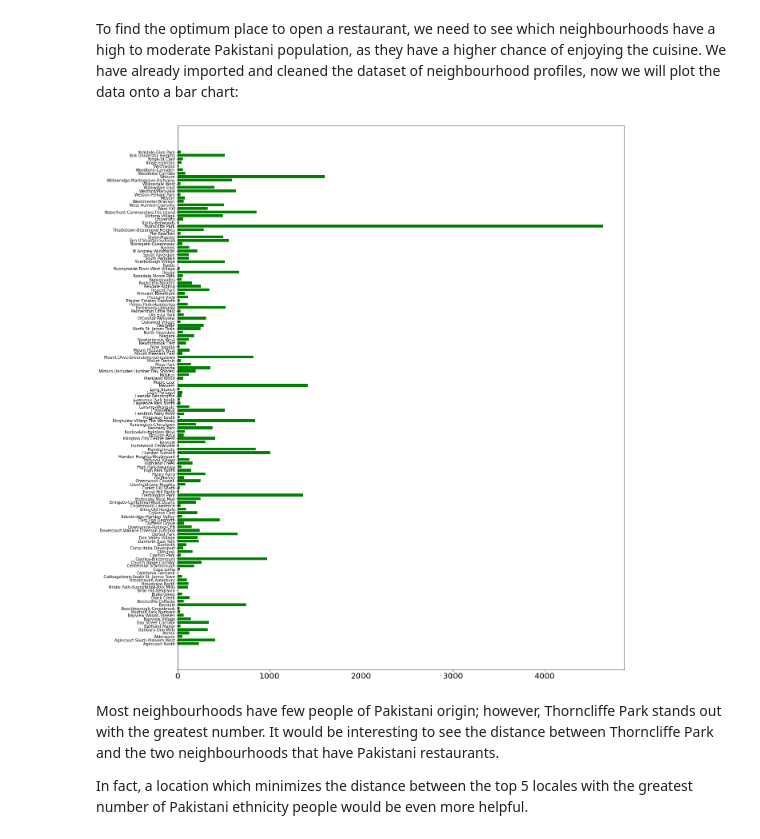
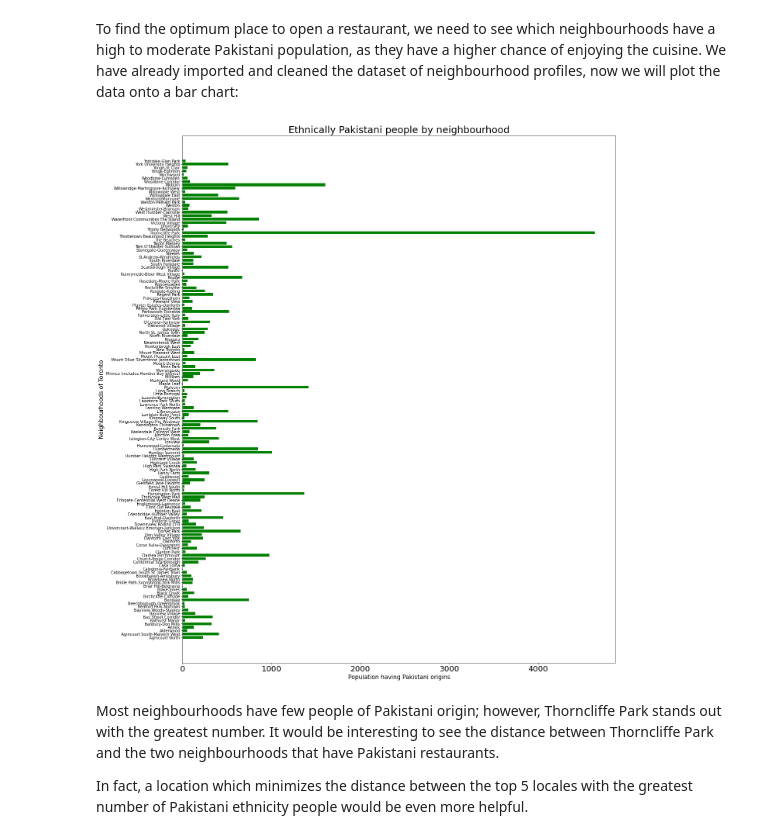
Before and after one commit to Bruno-42/Coursera_Capstone, a Jupyter notebook: Data_Science_Capstone.ipynb, the cells around one changed output. Drawn from its saved outputs; the diff is of its cells as text; code cells hidden in the pictures.

```diff
--- a/Data_Science_Capstone.ipynb
+++ b/Data_Science_Capstone.ipynb
@@ -576,10 +579,13 @@ To find the optimum place to open a restaurant, we need to see which neighbourho
 # %%
 plt.figure(figsize =(20, 25))
 plt.barh(pak_eth['Neighbourhood'], pak_eth['Pop. with Pakistani ethnicity'], color = 'green')
 plt.xticks(fontsize=20)
+plt.ylabel('Neighbourhoods of Toronto', fontdict = {'fontsize': 15})
+plt.xlabel('Population having Pakistani origins', fontdict = {'fontsize': 15})
+plt.title('Ethnically Pakistani people by neighbourhood', fontdict = {'fontsize': 25})
 plt.show()
 # %% [output]
-[figure, old version]
+[figure, new version]
 # %% [markdown]
 Most neighbourhoods have few people of Pakistani origin; however, Thorncliffe Park stands out with the greatest number. It would be interesting to see the distance between Thorncliffe Park and the two neighbourhoods that have Pakistani restaurants.
 
```
Also changed, not shown: parts of 18 cells of this notebook.
